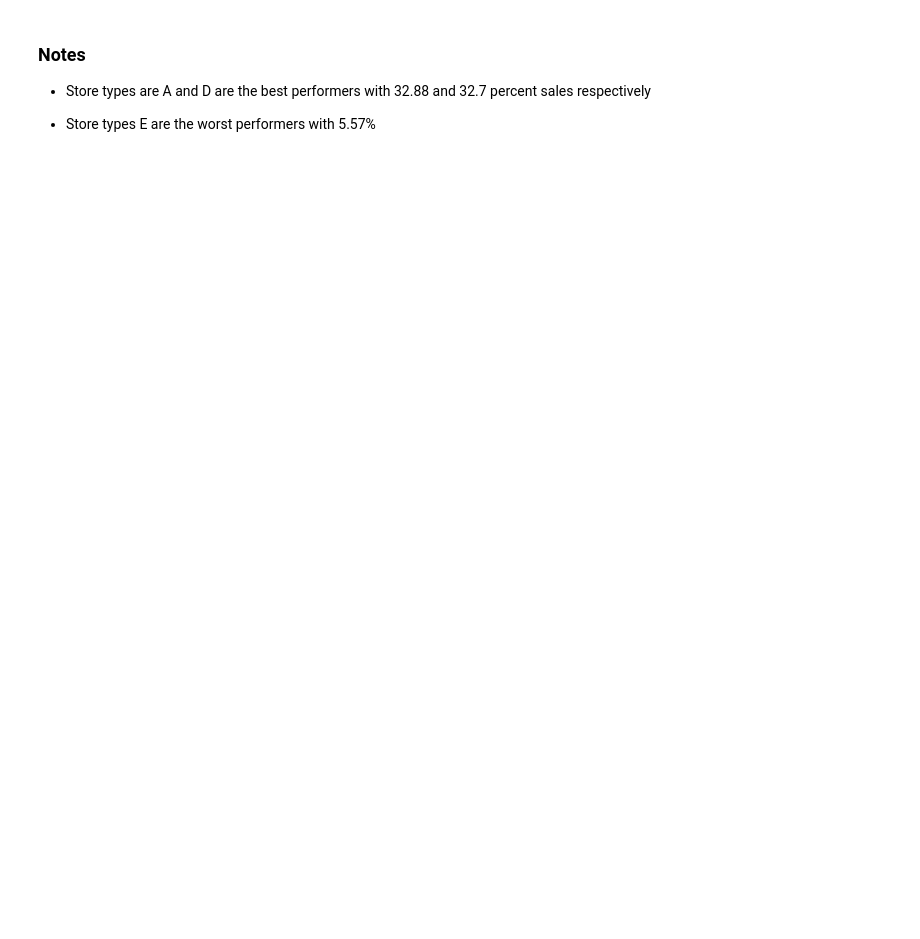
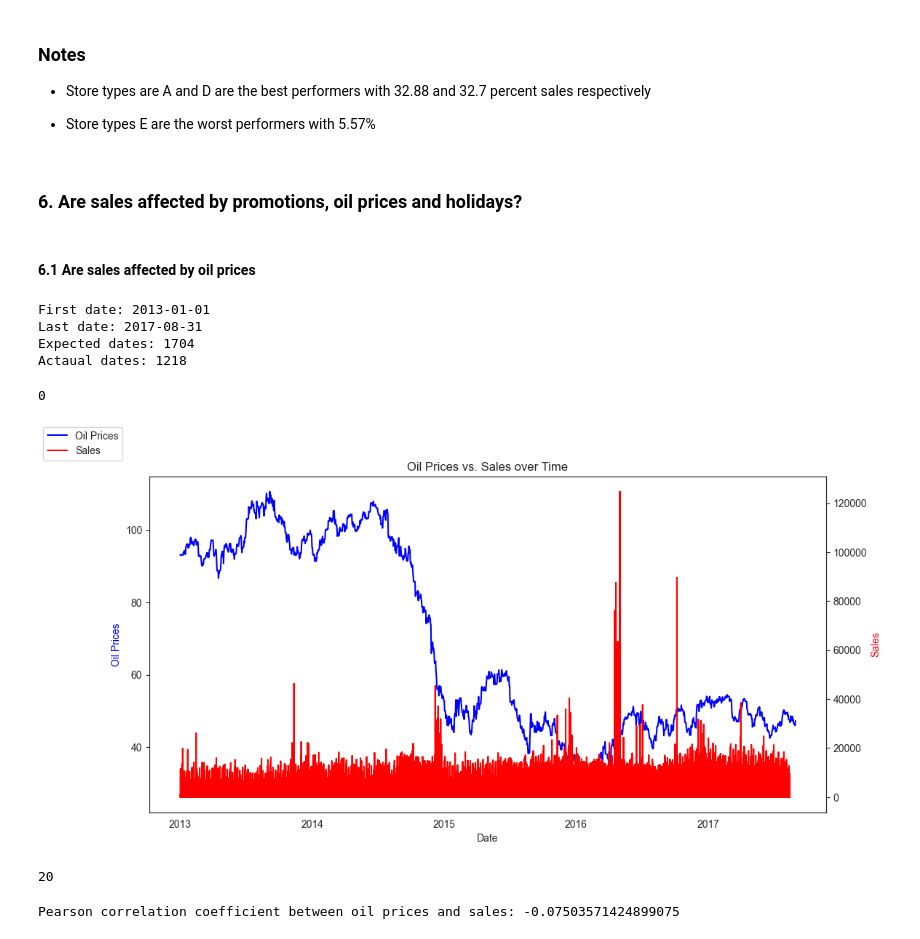
Before and after one commit to murithidenisgitobu/Time-Series-Regression-Analysis-Corporation-Favorita-, a Jupyter notebook: Time Series Regression Analysis - Corporation Favorita.ipynb, the cells around one changed output. Cells and saved outputs as stored; diff of their text form; code cells hidden in the pictures; blank space fills up the shorter version.

```diff
--- a/Time Series Regression Analysis - Corporation Favorita.ipynb
+++ b/Time Series Regression Analysis - Corporation Favorita.ipynb
@@ -1007,3 +1144,78 @@ plt.show()
 - Store types are A and D are the best performers with 32.88 and 32.7 percent sales  respectively
 
 - Store types E are the worst performers with 5.57%
+# %% [markdown]
+### **6. Are sales affected by promotions, oil prices and holidays?**
+# %% [markdown]
+#### **6.1 Are sales affected by oil prices**
+# %%
+# Check for missing_dates in the oil data
+print(f"First date: {oil_data['date'].min()}") # Check firt date
+
+print(f"Last date: {oil_data['date'].max()}") # Check Last date
+
+expected_oil_dates = pd.date_range(start=oil_data['date'].min(), end=oil_data['date'].max(), freq='D')
+
+print(f'Expected dates: {len(expected_oil_dates)}')
+print(f'Actaual dates: {len(oil_data)}')
+# %% [output]
+First date: 2013-01-01
+Last date: 2017-08-31
+Expected dates: 1704
+Actaual dates: 1218
+# %%
+# Filter out the dates that are missing in the oil_data DataFrame
+missing_dates = expected_oil_dates[~expected_oil_dates.isin(oil_data['date'])]
+missing_df = pd.DataFrame({'date': missing_dates})
+
+# Concatenate oil_data and missing_df using outer join on the 'date' column
+merged_oil_df = pd.concat([oil_data, missing_df], ignore_index=True)
+merged_oil_df['date'] = pd.to_datetime(merged_oil_df['date'])  # Convert 'date' column to datetime type
+merged_oil_df = merged_oil_df.sort_values('date').reset_index(drop=True)
+merged_oil_df.bfill(inplace=True)
+# %%
+
+# Merge oil data to train data only where oil data is available
+merged_data = merged_oil_df.merge(train_data, how='left', on='date')
+merged_data['dcoilwtico'].isna().sum()
+# %% [output]
+0
+# %%
+# Create a figure and axis objects
+fig, ax1 = plt.subplots(figsize=(15, 5))
+
+# Plot oil prices on the primary y-axis
+ax1.plot(merged_data['date'], merged_data['dcoilwtico'], color='blue', label='Oil Prices')
+ax1.set_xlabel('Date')
+ax1.set_ylabel('Oil Prices', color='blue')
+
+# Create a secondary y-axis for sales
+ax2 = ax1.twinx()
+ax2.plot(merged_data['date'], merged_data['sales'], color='red', label='Sales')
+ax2.set_ylabel('Sales', color='red')
+
+# Add a legend
+fig.legend(loc='upper left')
+
+plt.title('Oil Prices vs. Sales over Time')
+
+# Show plot
+plt.show()
+# %% [output]
+[figure, added]
+# %%
+# Check for any missimg values in the merged data before doing a pearson correlation
+merged_data['sales'].isna().sum()
+# %% [output]
+20
+# %%
+# Drop rows with missing values in 'sales' columns
+merged_data['sales'].isna().sum()
+cleaned_data = merged_data.dropna(subset=['sales'])
+
+# Calculate the Pearson correlation coefficient between oil prices and sales
+correlation = np.corrcoef(cleaned_data['dcoilwtico'], cleaned_data['sales'])[0, 1]
+
+print(f"Pearson correlation coefficient between oil prices and sales: {correlation}")
+# %% [output]
+Pearson correlation coefficient between oil prices and sales: -0.07503571424899075
```
Also changed, not shown: parts of 22 cells of this notebook.
